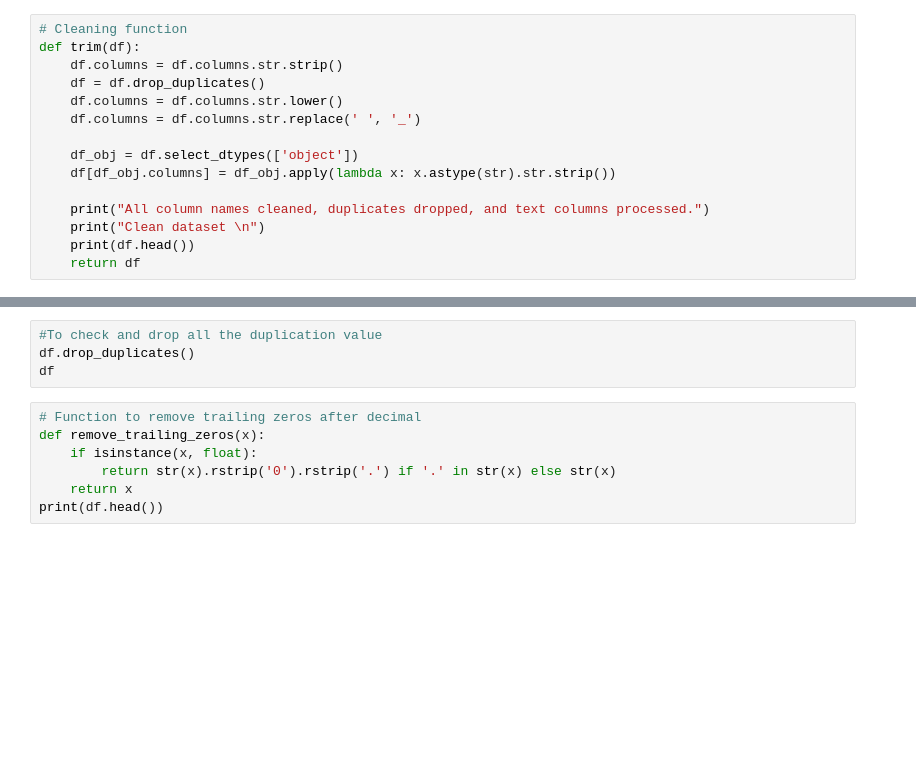
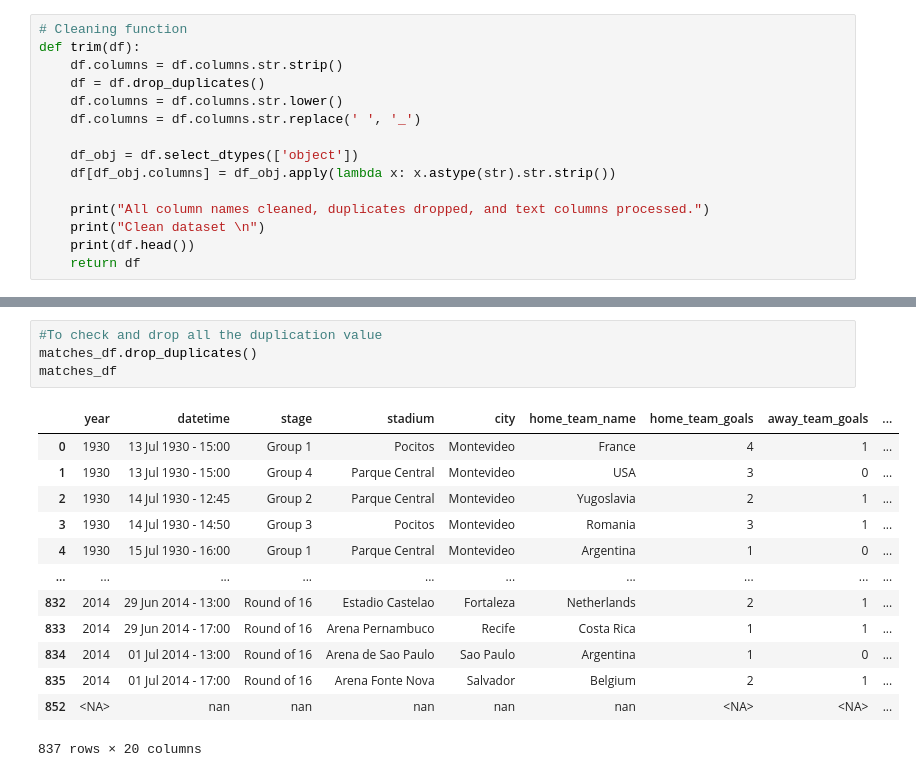
Before and after one commit to Moses209/Fifa-World-Cup-Project, a Jupyter notebook: Fifa World Cup Project.ipynb, the cells around one changed output, grey strips where cells are left out. Cells and saved outputs as stored; diff of their text form; blank space fills up the shorter version.

```diff
--- a/Fifa World Cup Project.ipynb
+++ b/Fifa World Cup Project.ipynb
@@ -248,12 +237,19 @@ df
 # %%
 #To check and drop all the duplication value
-df.drop_duplicates()
-df
+matches_df.drop_duplicates()
+matches_df
+# %% [output]
+|  | year | datetime | stage | stadium | city | home_team_name | home_team_goals | away_team_goals | ... |
+| 0 | 1930 | 13 Jul 1930 - 15:00 | Group 1 | Pocitos | Montevideo | France | 4 | 1 | ... |
+| 1 | 1930 | 13 Jul 1930 - 15:00 | Group 4 | Parque Central | Montevideo | USA | 3 | 0 | ... |
+| 2 | 1930 | 14 Jul 1930 - 12:45 | Group 2 | Parque Central | Montevideo | Yugoslavia | 2 | 1 | ... |
+| 3 | 1930 | 14 Jul 1930 - 14:50 | Group 3 | Pocitos | Montevideo | Romania | 3 | 1 | ... |
+| 4 | 1930 | 15 Jul 1930 - 16:00 | Group 1 | Parque Central | Montevideo | Argentina | 1 | 0 | ... |
+| ... | ... | ... | ... | ... | ... | ... | ... | ... | ... |
+| 832 | 2014 | 29 Jun 2014 - 13:00 | Round of 16 | Estadio Castelao | Fortaleza | Netherlands | 2 | 1 | ... |
+| 833 | 2014 | 29 Jun 2014 - 17:00 | Round of 16 | Arena Pernambuco | Recife | Costa Rica | 1 | 1 | ... |
+| 834 | 2014 | 01 Jul 2014 - 13:00 | Round of 16 | Arena de Sao Paulo | Sao Paulo | Argentina | 1 | 0 | ... |
+| 835 | 2014 | 01 Jul 2014 - 17:00 | Round of 16 | Arena Fonte Nova | Salvador | Belgium | 2 | 1 | ... |
+| 852 | <NA> | nan | nan | nan | nan | nan | <NA> | <NA> | ... |
+837 rows × 20 columns
-# %%
-# Function to remove trailing zeros after decimal
-def remove_trailing_zeros(x):
-    if isinstance(x, float):
-        return str(x).rstrip('0').rstrip('.') if '.' in str(x) else str(x)
-    return x
-print(df.head())
 # %%
```
Also changed, not shown: parts of 28 cells of this notebook, 6 other files.
